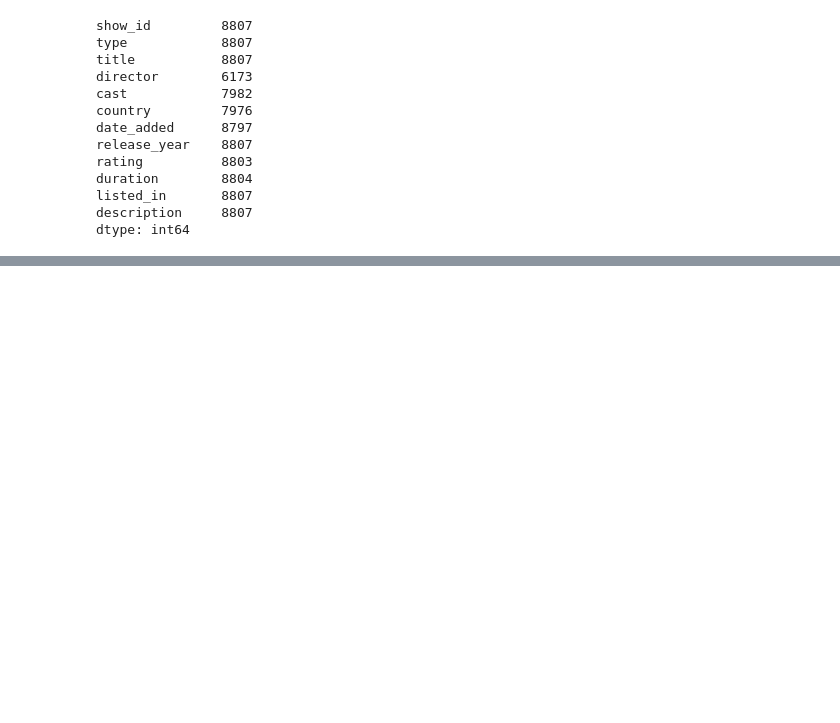
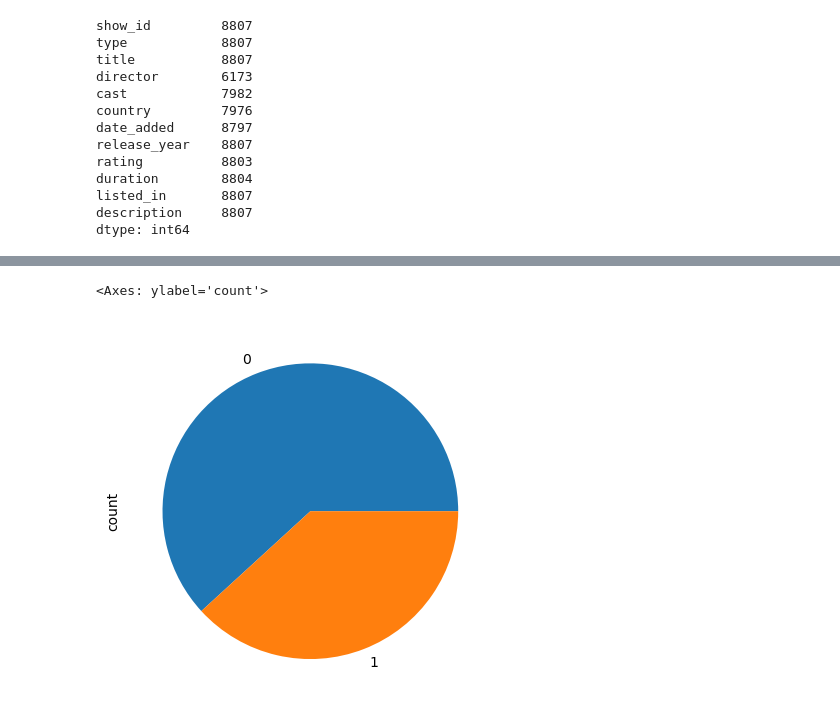
Before and after one commit to trudova/python-projects, a Jupyter notebook: pandas/first.ipynb, the cells around one changed output, grey strips where cells are left out. Saved outputs shown, nothing was run; the diff lists cells and outputs as text; code cells hidden in the pictures; blank space fills up the shorter version.

```diff
--- a/pandas/first.ipynb
+++ b/pandas/first.ipynb
@@ -368,0 +785,5 @@ dtype: int64
+# %%
+titanic.survived.value_counts().plot(kind='pie')
+# %% [output]
+<Axes: ylabel='count'>
+[figure, added]
```
Also changed, not shown: parts of 40 cells of this notebook.
